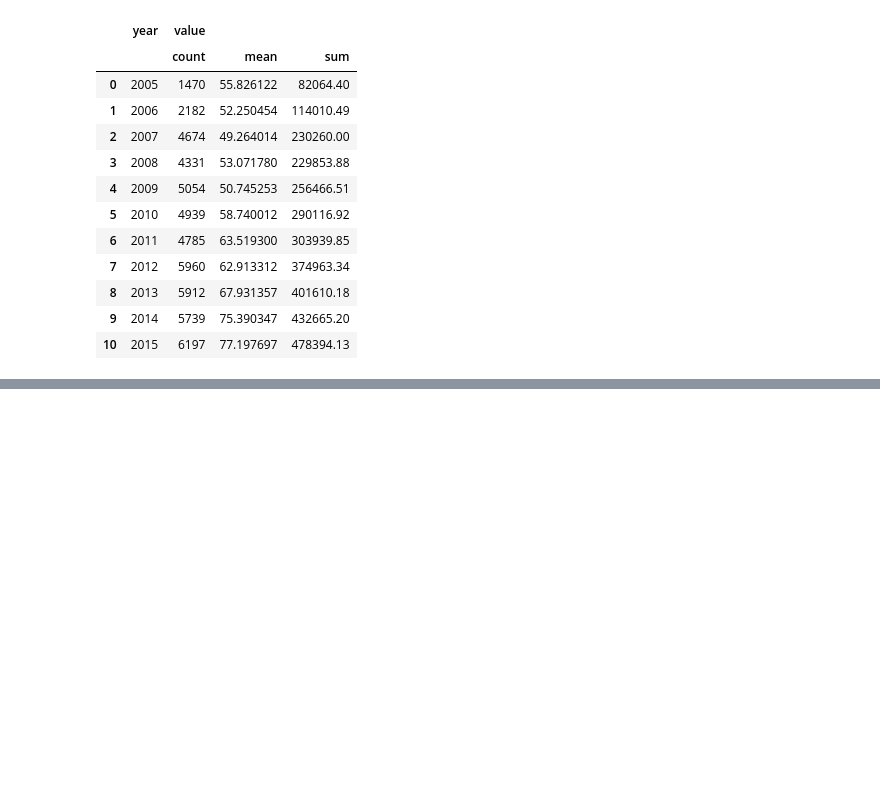
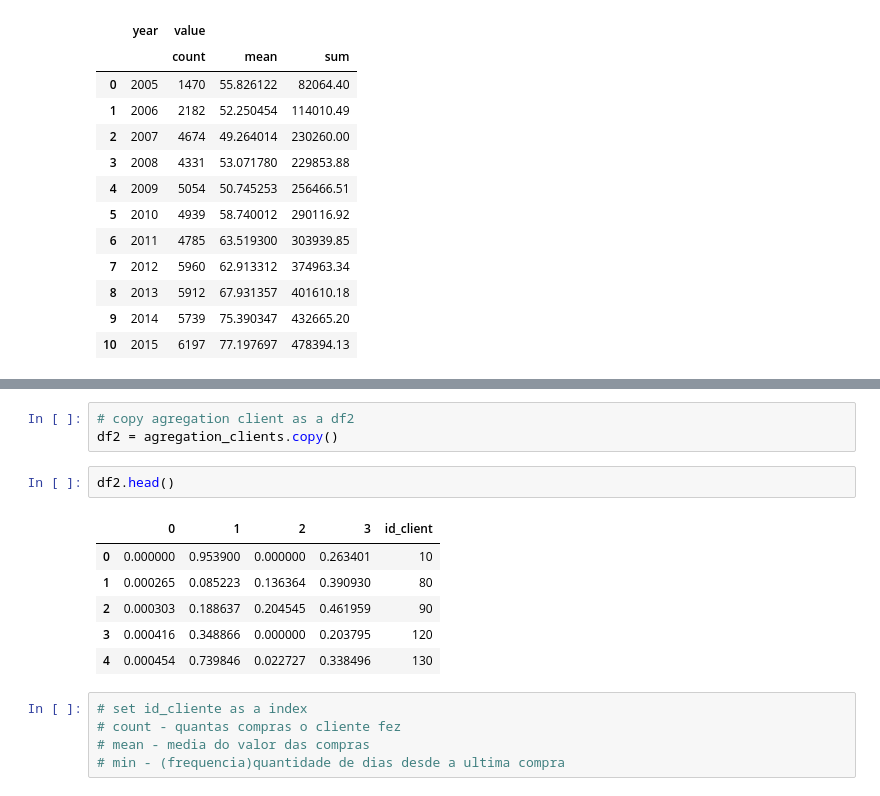
Before and after one commit to franciscofijamo/marketing_anaytics_01, a Jupyter notebook: marketing_analytics_01.ipynb, the cells around one changed output, grey strips where cells are left out. Cells and saved outputs as stored; diff of their text form; blank space fills up the shorter version.

```diff
--- a/marketing_analytics_01.ipynb
+++ b/marketing_analytics_01.ipynb
@@ -111,0 +199,17 @@ df.groupby('year')\
+# %%
+# copy agregation client as a df2
+df2 = agregation_clients.copy()
+# %%
+df2.head()
+# %% [output]
+|  | 0 | 1 | 2 | 3 | id_client |
+| 0 | 0.000000 | 0.953900 | 0.000000 | 0.263401 | 10 |
+| 1 | 0.000265 | 0.085223 | 0.136364 | 0.390930 | 80 |
+| 2 | 0.000303 | 0.188637 | 0.204545 | 0.461959 | 90 |
+| 3 | 0.000416 | 0.348866 | 0.000000 | 0.203795 | 120 |
+| 4 | 0.000454 | 0.739846 | 0.022727 | 0.338496 | 130 |
+# %%
+# set id_cliente as a index
+# count - quantas compras o cliente fez
+# mean - media do valor das compras
+# min - (frequencia)quantidade de dias desde a ultima compra
```
Also changed, not shown: parts of 23 cells of this notebook.
